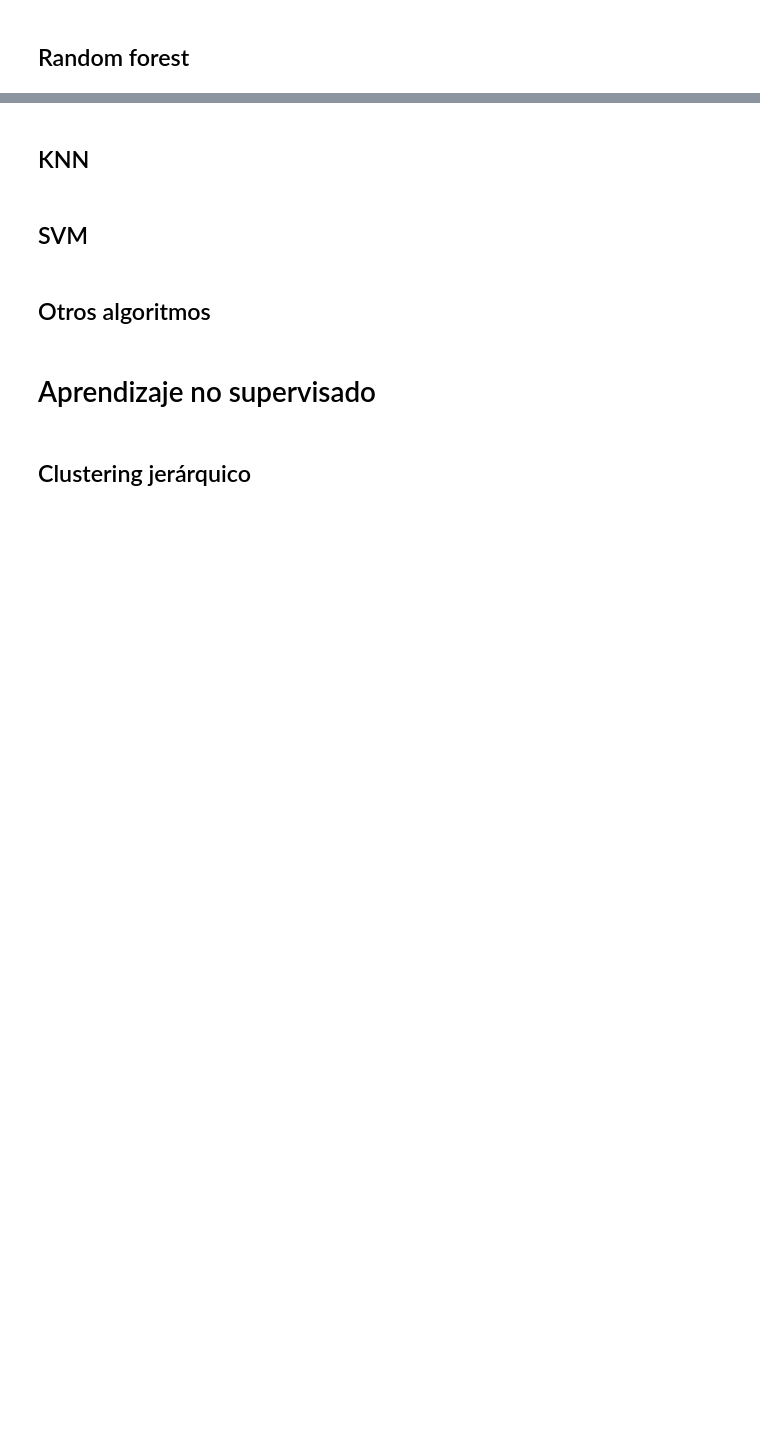
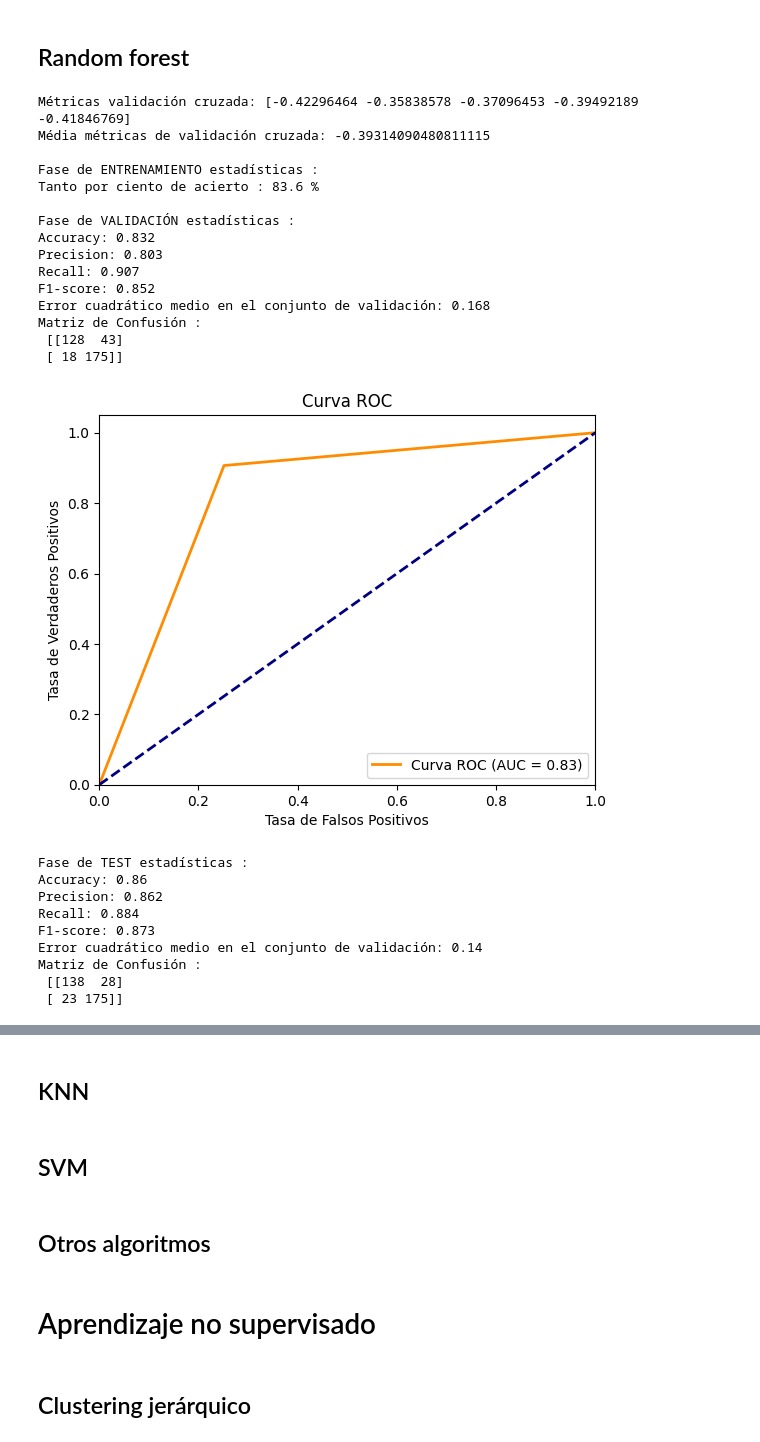
Before and after one commit to Lusku/kschool_master, a Jupyter notebook: TFM_Simple.ipynb, the cells around one changed output, grey strips where cells are left out. Cells and saved outputs as stored; diff of their text form; code cells hidden in the pictures; blank space fills up the shorter version.

```diff
--- a/TFM_Simple.ipynb
+++ b/TFM_Simple.ipynb
@@ -257,2 +542,63 @@ X_train, X_val, X_test, y_train, y_val, y_test = split_data(X, y, train_size=0.6
 # %% [markdown]
 ## Random forest
+# %%
+from sklearn.ensemble import RandomForestClassifier
+
+# Crear una instancia del modelo de regresión lineal
+model_RF = RandomForestClassifier(max_leaf_nodes=6, n_estimators=100, random_state=42)
+
+# Cross validation
+cv_scores = cross_val_score(
+                estimator = model_RF,
+                X         = X_train_prep,
+                y         = y_train,
+                scoring   = 'neg_root_mean_squared_error',
+                cv        = 5
+            )
+
+print(f"Métricas validación cruzada: {cv_scores}")
+print(f"Média métricas de validación cruzada: {cv_scores.mean()}")
+print("")
+
+# Entrenar el modelo usando los datos de entrenamiento preprocesados
+model_RF.fit(X_train_prep, y_train)
+print("Fase de ENTRENAMIENTO estadísticas :")
+mostrar_score(X_train_prep, y_train, model_LogR)
+
+# Predecir en el conjunto de validación
+y_pred = model_RF.predict(X_val_prep)
+print("Fase de VALIDACIÓN estadísticas :")
+mostrar_estadisticas(y_val, y_pred)
+mostrar_curva_ROC(y_val, y_pred)
+
+# Predicciones
+y_test_pred = model_RF.predict(X_test_prep)
+print("Fase de TEST estadísticas :")
+mostrar_estadisticas(y_test, y_test_pred)
+mostrar_curva_ROC(y_test, y_test_pred)
+# %% [output]
+Métricas validación cruzada: [-0.42296464 -0.35838578 -0.37096453 -0.39492189 -0.41846769]
+Média métricas de validación cruzada: -0.39314090480811115
+
+Fase de ENTRENAMIENTO estadísticas :
+Tanto por ciento de acierto : 83.6 %
+
+Fase de VALIDACIÓN estadísticas :
+Accuracy: 0.832
+Precision: 0.803
+Recall: 0.907
+F1-score: 0.852
+Error cuadrático medio en el conjunto de validación: 0.168
+Matriz de Confusión :
+ [[128  43]
+ [ 18 175]]
+[figure, added]
+Fase de TEST estadísticas :
+Accuracy: 0.86
+Precision: 0.862
+Recall: 0.884
+F1-score: 0.873
+Error cuadrático medio en el conjunto de validación: 0.14
+Matriz de Confusión :
+ [[138  28]
+ [ 23 175]]
```
Also changed, not shown: parts of 10 cells of this notebook.
